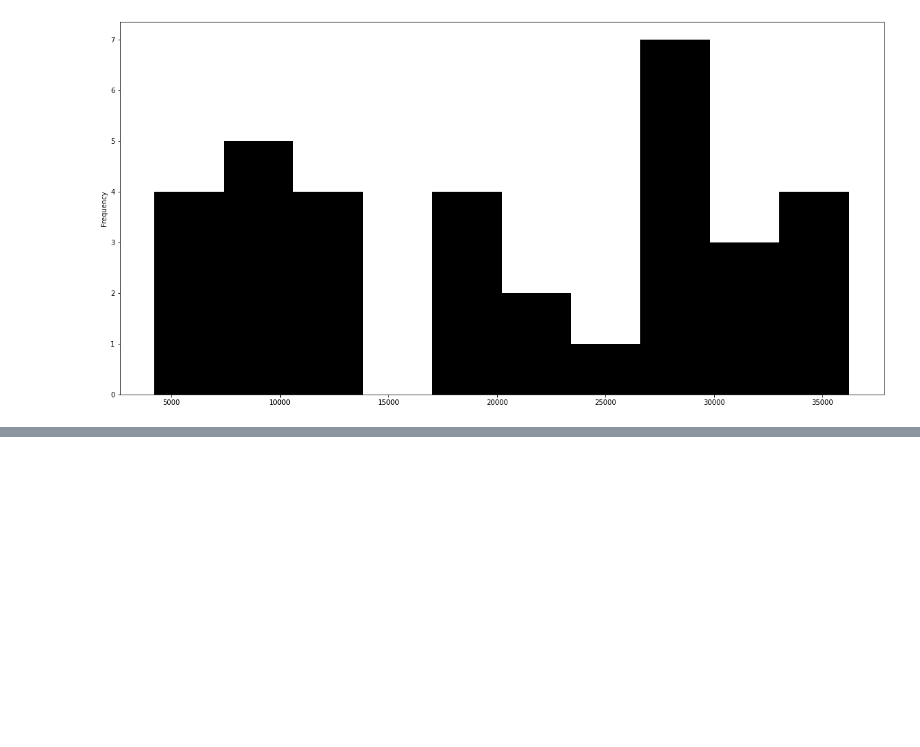
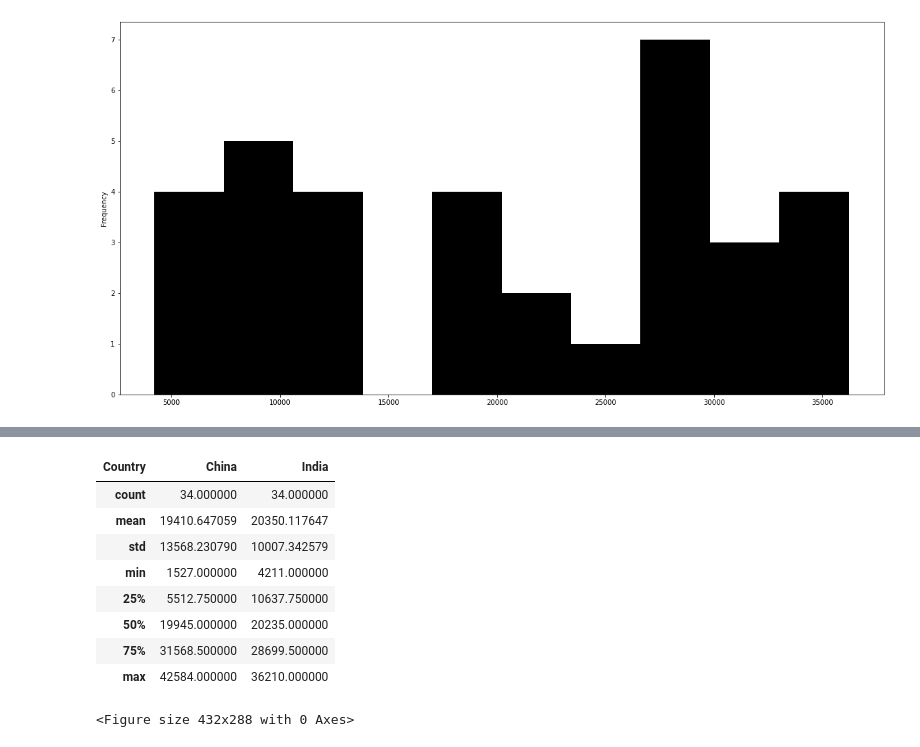
Before and after one commit to Juanszf/Notebooks, a Jupyter notebook: Immigrations_IBM.ipynb, the cells around one changed output, grey strips where cells are left out. Cells and saved outputs as stored; diff of their text form; code cells hidden in the pictures; blank space fills up the shorter version.

```diff
--- a/Immigrations_IBM.ipynb
+++ b/Immigrations_IBM.ipynb
@@ -238,0 +314,18 @@ df_top5['India'].plot(kind='hist',figsize = (20,10), color ='black')
+# %%
+"""Com o gráfico 'boxplot' podemos verificar rapidamente informações semelhantes ao que vemos no describe """
+df_Compare.describe()
+# %% [output]
+| Country | China | India |
+| count | 34.000000 | 34.000000 |
+| mean | 19410.647059 | 20350.117647 |
+| std | 13568.230790 | 10007.342579 |
+| min | 1527.000000 | 4211.000000 |
+| 25% | 5512.750000 | 10637.750000 |
+| 50% | 19945.000000 | 20235.000000 |
+| 75% | 31568.500000 | 28699.500000 |
+| max | 42584.000000 | 36210.000000 |
+# %%
+"""Estudar como montar figuras, não consegui"""
+fig = plt.figure()
+# %% [output]
+<Figure size 432x288 with 0 Axes>
```
Also changed, not shown: parts of 11 cells of this notebook.
